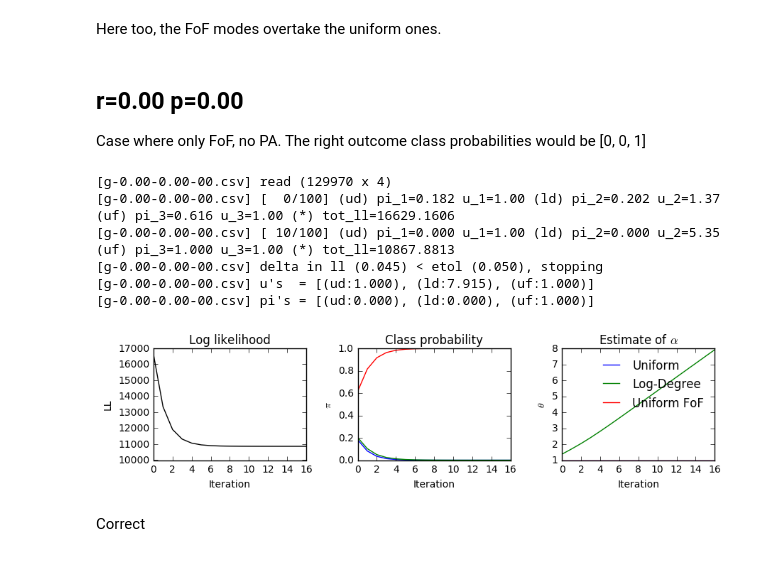
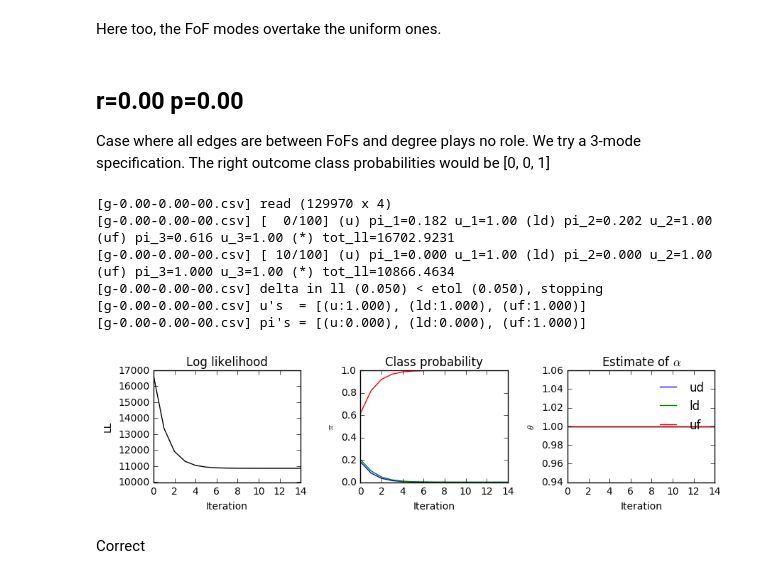
Before and after one commit to janovergoor/choose2grow, a Jupyter notebook: reports/p_vs_r.ipynb, the cells around one changed output. Saved outputs shown, nothing was run; the diff lists cells and outputs as text; code cells hidden in the pictures.

```diff
--- a/reports/p_vs_r.ipynb
+++ b/reports/p_vs_r.ipynb
@@ -206,23 +215,24 @@ Here too, the FoF modes overtake the uniform ones.
 # %% [markdown]
 ## r=0.00 p=0.00
 
-Case where only FoF, no PA.
+Case where all edges are between FoFs and degree plays no role.
+We try a 3-mode specification.
 The right outcome class probabilities would be [0, 0, 1]
 # %%
 m2a = logit.MixedLogitModel('g-0.00-0.00-00.csv', grouped=False, vvv=1)
 m2a.add_uniform_model()
-m2a.add_log_degree_model()
+m2a.add_log_degree_model(bounds=((1, 1),))
 m2a.add_uniform_fof_model()
 T2a = m2a.fit(etol=0.05, n_rounds=100, return_stats=True)
-res_plot(T2a, legend=['Uniform','Log-Degree','Uniform FoF'])
+res_plot(T2a, legend=['ud','ld','uf'])
 # %% [output]
 [g-0.00-0.00-00.csv] read (129970 x 4)
-[g-0.00-0.00-00.csv] [  0/100] (ud) pi_1=0.182 u_1=1.00 (ld) pi_2=0.202 u_2=1.37 (uf) pi_3=0.616 u_3=1.00 (*) tot_ll=16629.1606
-[g-0.00-0.00-00.csv] [ 10/100] (ud) pi_1=0.000 u_1=1.00 (ld) pi_2=0.000 u_2=5.35 (uf) pi_3=1.000 u_3=1.00 (*) tot_ll=10867.8813
-[g-0.00-0.00-00.csv] delta in ll (0.045) < etol (0.050), stopping
-[g-0.00-0.00-00.csv] u's  = [(ud:1.000), (ld:7.915), (uf:1.000)]
-[g-0.00-0.00-00.csv] pi's = [(ud:0.000), (ld:0.000), (uf:1.000)]
+[g-0.00-0.00-00.csv] [  0/100] (u) pi_1=0.182 u_1=1.00 (ld) pi_2=0.202 u_2=1.00 (uf) pi_3=0.616 u_3=1.00 (*) tot_ll=16702.9231
+[g-0.00-0.00-00.csv] [ 10/100] (u) pi_1=0.000 u_1=1.00 (ld) pi_2=0.000 u_2=1.00 (uf) pi_3=1.000 u_3=1.00 (*) tot_ll=10866.4634
+[g-0.00-0.00-00.csv] delta in ll (0.050) < etol (0.050), stopping
+[g-0.00-0.00-00.csv] u's  = [(u:1.000), (ld:1.000), (uf:1.000)]
+[g-0.00-0.00-00.csv] pi's = [(u:0.000), (ld:0.000), (uf:1.000)]
-[figure, old version]
+[figure, new version]
 # %% [markdown]
 Correct
 # %% [markdown]
```
Also changed, not shown: parts of 20 cells of this notebook.
